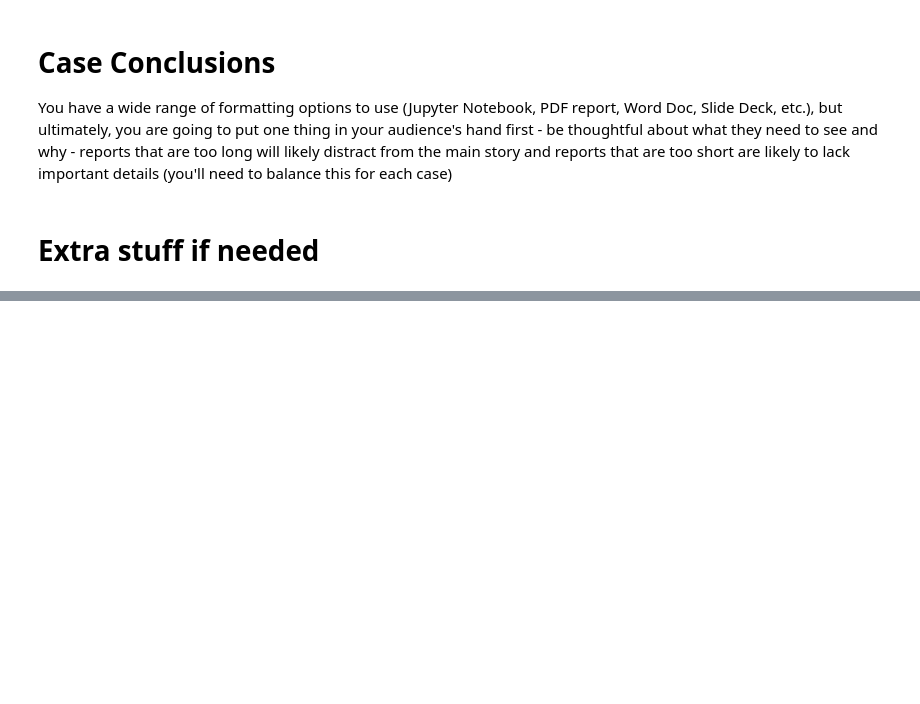
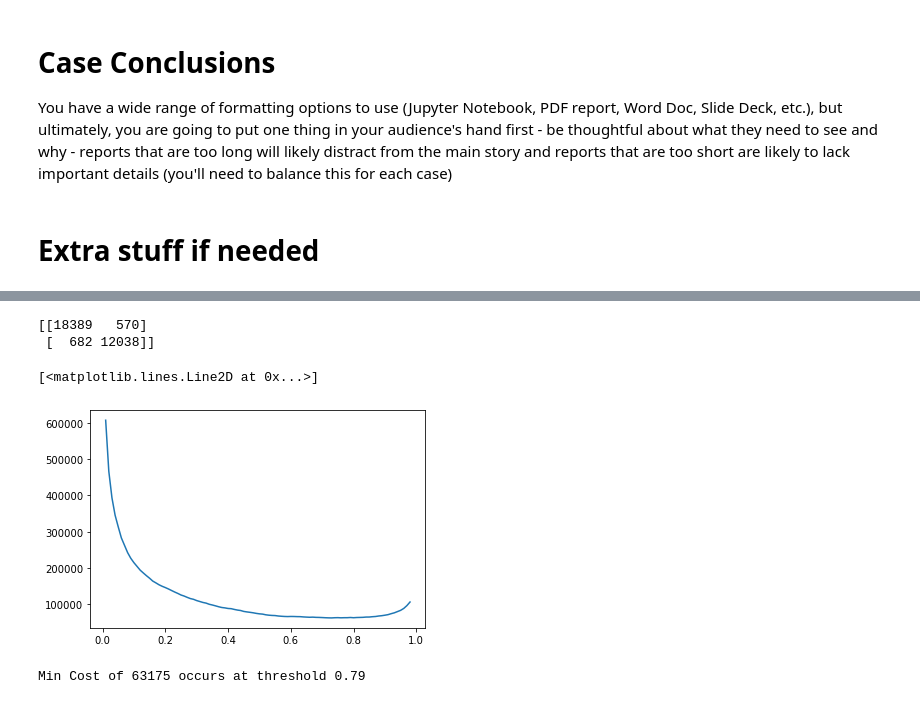
Before and after one commit to bSharpCyclist/MSDS-7333-QTW, a Jupyter notebook: Case Study 7.ipynb, the cells around one changed output, grey strips where cells are left out. Cells and saved outputs as stored; diff of their text form; code cells hidden in the pictures; blank space fills up the shorter version.

```diff
--- a/Case Study 7.ipynb
+++ b/Case Study 7.ipynb
@@ -377,0 +486,22 @@ except:
+# %%
+y_pred_val = (final_model.predict(X_val) > 0.5).astype('int32')
+
+print(confusion_matrix(y_val, y_pred_val))
+# %% [output]
+[[18389   570]
+ [  682 12038]]
+# %%
+# With tensor flow, use predict_proba is deprecated
+y_prob = final_model.predict(X_val)
+thresholds = np.arange(0.01, .99, 0.01)
+costs = compute_costs(thresholds, y_prob, y_val.values)
+
+plt.plot(thresholds, costs)
+# %% [output]
+[<matplotlib.lines.Line2D at 0x...>]
+[figure, added]
+# %%
+min_idx = np.argmin(costs)
+print("Min Cost of",costs[min_idx], "occurs at threshold", thresholds[min_idx])
+# %% [output]
+Min Cost of 63175 occurs at threshold 0.79
```
Also changed, not shown: parts of 7 cells of this notebook.
